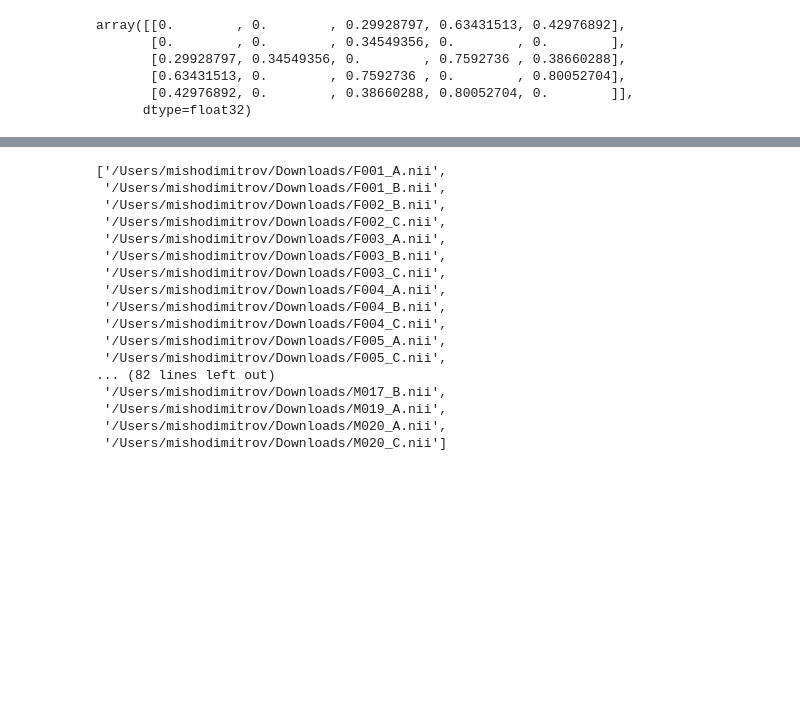
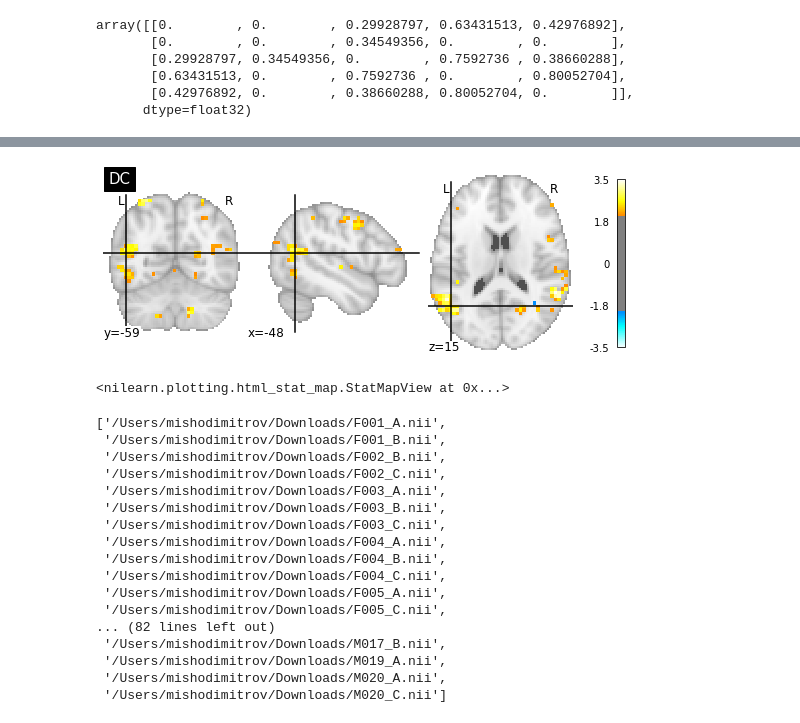
Before and after one commit to misho-dimitrov/ARB, a Jupyter notebook: ARB_voxel_wise.ipynb, the cells around one changed output, grey strips where cells are left out. Saved outputs shown, nothing was run; the diff lists cells and outputs as text; code cells hidden in the pictures; blank space fills up the shorter version.

Commit message:
degree centrality works & dcis not z-scored? and plotted on a brain atlas

```diff
--- a/ARB_voxel_wise.ipynb
+++ b/ARB_voxel_wise.ipynb
@@ -249,3 +196,8 @@ np.fill_diagonal(correlation_matrix, 0)
 g = to_graph_tool(correlation_matrix)
 # %%
 # repeat dc steps..
+# %%
+dc = g.get_total_degrees([i for i in range(34921)])
+#type(dc)
+#dc.shape
+dc
@@ -251,0 +214,5 @@ g = to_graph_tool(correlation_matrix)
+# %%
+# normalise dc values
+scaler = StandardScaler()
+dc = dc.reshape(-1, 1)
+dc_scaled = scaler.fit_transform(dc)
@@ -256,3 +282,23 @@ g = to_graph_tool(correlation_matrix)
+# %%
+# static atlas
+dc_img = brain_masker.inverse_transform(
+    dc_scaled.T)
+display = plotting.plot_stat_map(dc_img,
+                                 threshold=2, vmax=3.5,
+                                 #cut_coords=pcc_coords[0],
+                                 title="DC"
+                                 )
+# %% [output]
+[figure, added]
+# %%
+# interactive atlas
+plotting.view_img(dc_img,
+                     threshold=2, vmax=3.5,
+                     #cut_coords=pcc_coords[0],
+                     title="DC"
+                     )
+# %% [output]
+<nilearn.plotting.html_stat_map.StatMapView at 0x...>
 # %%
 # continue with all participants
 # %%
```
Also changed, not shown: parts of 26 cells of this notebook.
